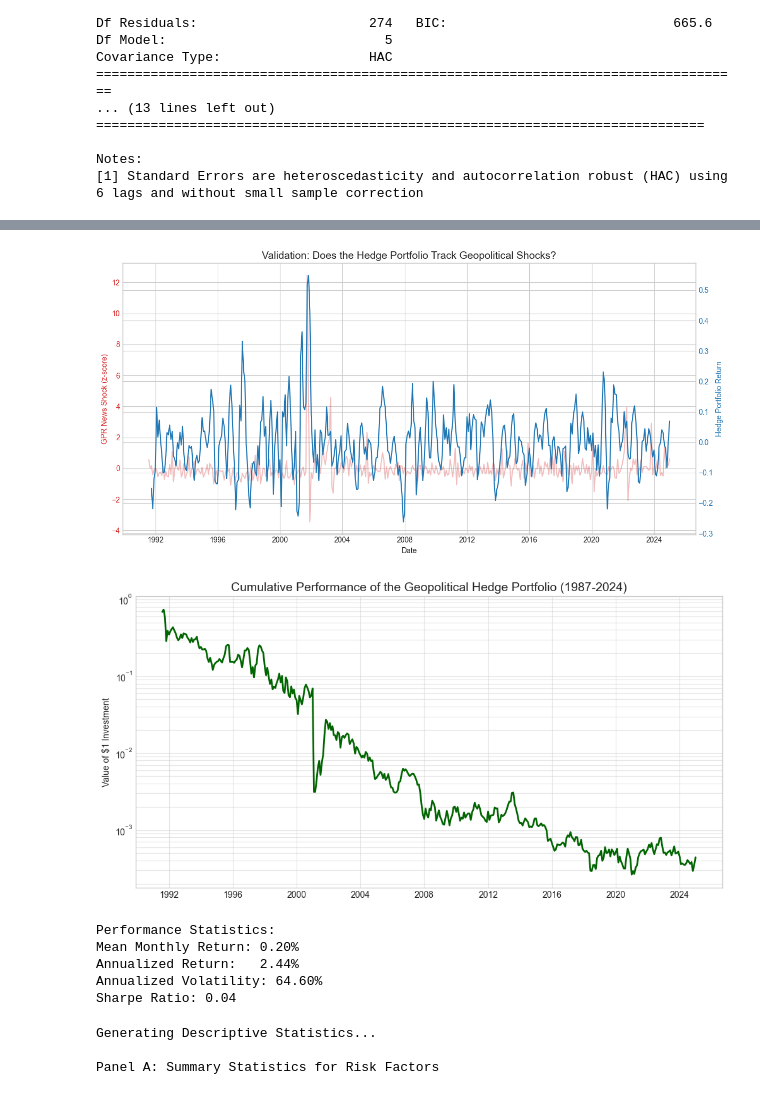
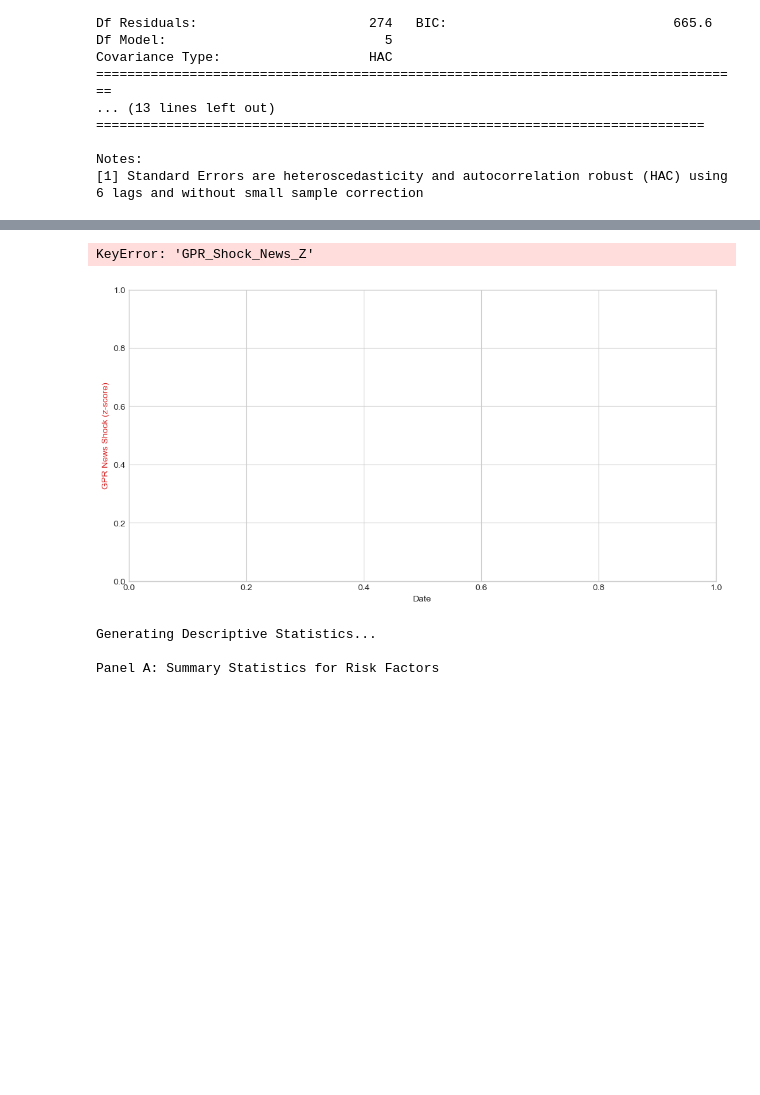
Before and after one commit to siddharthyashkukreja-cloud/Hedging_GeoPolRisk, a Jupyter notebook: researchProject.ipynb, the cells around one changed output, grey strips where cells are left out. Saved outputs shown, nothing was run; the diff lists cells and outputs as text; code cells hidden in the pictures; blank space fills up the shorter version.

```diff
--- a/researchProject.ipynb
+++ b/researchProject.ipynb
@@ -1,8 +10,10 @@
 # %%
-import pandas as pd
+
 
 # 1. Define the filename (make sure you renamed it!)
-file_path = 'crsp_stock_returns_1985_2024.csv' # Or the new name if you renamed it
+
+#file_path = 'crsp_stock_returns_1985_2024.csv' # Or the new name if you renamed it
+file_path = r"C:\Users\20202917\Downloads\nv1fehuuii7o8hjb.csv"
 
 # 2. Read only the first 5 rows to see the columns
 df_preview = pd.read_csv(file_path, nrows=5)
@@ -824,8 +781,6 @@ std    0.182328  2.298465e+04    2392.412885
 # %%
 # --- Step 4: Empirical Validation (Visualizations) ---
 
-import matplotlib.pyplot as plt
-import matplotlib.dates as mdates
 
 # Set style for professional academic plots
 plt.style.use('seaborn-v0_8-whitegrid')
@@ -839,7 +794,7 @@ fig, ax1 = plt.subplots(figsize=(12, 6))
 color = 'tab:red'
 ax1.set_xlabel('Date')
 ax1.set_ylabel('GPR News Shock (z-score)', color=color)
-ax1.plot(final_hedge.index, final_hedge['GPR_Shock_News_Z'], color=color, alpha=0.3, label='Geopolitical Shock')
+ax1.plot(df_res.index, final_hedge['GPR_Shock_News_Z'], color=color, alpha=0.3, label='Geopolitical Shock')
 ax1.tick_params(axis='y', labelcolor=color)
 
 # Plot the Hedge Portfolio (Your Synthetic Asset) on the Right Axis
@@ -865,40 +820,35 @@ cumulative_ret = (1 + final_hedge['Hedge_Total_Return']).cumprod()
 
 plt.plot(cumulative_ret.index, cumulative_ret, color='darkgreen', linewidth=2)
 plt.title('Cumulative Performance of the Geopolitical Hedge Portfolio (1987-2024)', fontsize=14)
 plt.ylabel('Value of $1 Investment')
 plt.yscale('log') # Log scale helps see long-term trends better
 plt.grid(True, which="both", ls="-", alpha=0.5)
 
 # Highlight key events
 events = {
     pd.Timestamp('1990-08-01'): 'Gulf War',
     pd.Timestamp('2001-09-11'): '9/11',
     pd.Timestamp('2003-03-20'): 'Iraq War',
     pd.Timestamp('2022-02-24'): 'Ukraine War'
 }
 
 for date, label in events.items():
     if date in cumulative_ret.index:
         val = cumulative_ret.asof(date)
         plt.annotate(label, xy=(date, val), xytext=(date, val*1.5),
                      arrowprops=dict(facecolor='black', shrink=0.05))
 
 plt.show()
 
 # --- Statistics Table for Report ---
 print("Performance Statistics:")
 print(f"Mean Monthly Return: {final_hedge['Hedge_Total_Return'].mean()*100:.2f}%")
 print(f"Annualized Return:   {final_hedge['Hedge_Total_Return'].mean()*12*100:.2f}%")
 print(f"Annualized Volatility: {final_hedge['Hedge_Total_Return'].std()*np.sqrt(12)*100:.2f}%")
 print(f"Sharpe Ratio: {(final_hedge['Hedge_Total_Return'].mean() / final_hedge['Hedge_Total_Return'].std()) * np.sqrt(12):.2f}")
 # %% [output]
+KeyError: 'GPR_Shock_News_Z'
-[figure, old version]
+[figure, new version]
-[figure, removed]
-Performance Statistics:
-Mean Monthly Return: 0.20%
-Annualized Return:   2.44%
-Annualized Volatility: 64.60%
-Sharpe Ratio: 0.04
 # %%
 # --- 4.3 Descriptive Statistics (For Table 1) ---
 
```
Also changed, not shown: parts of 18 cells of this notebook.
